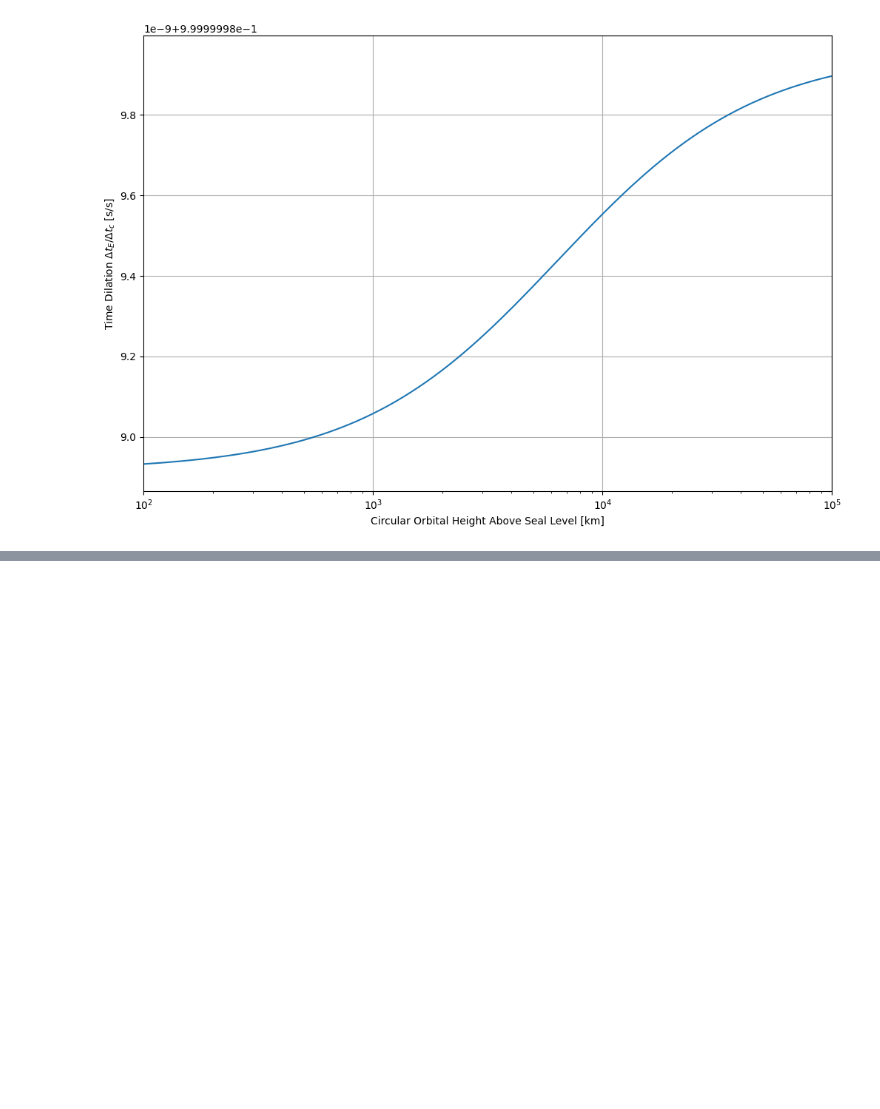
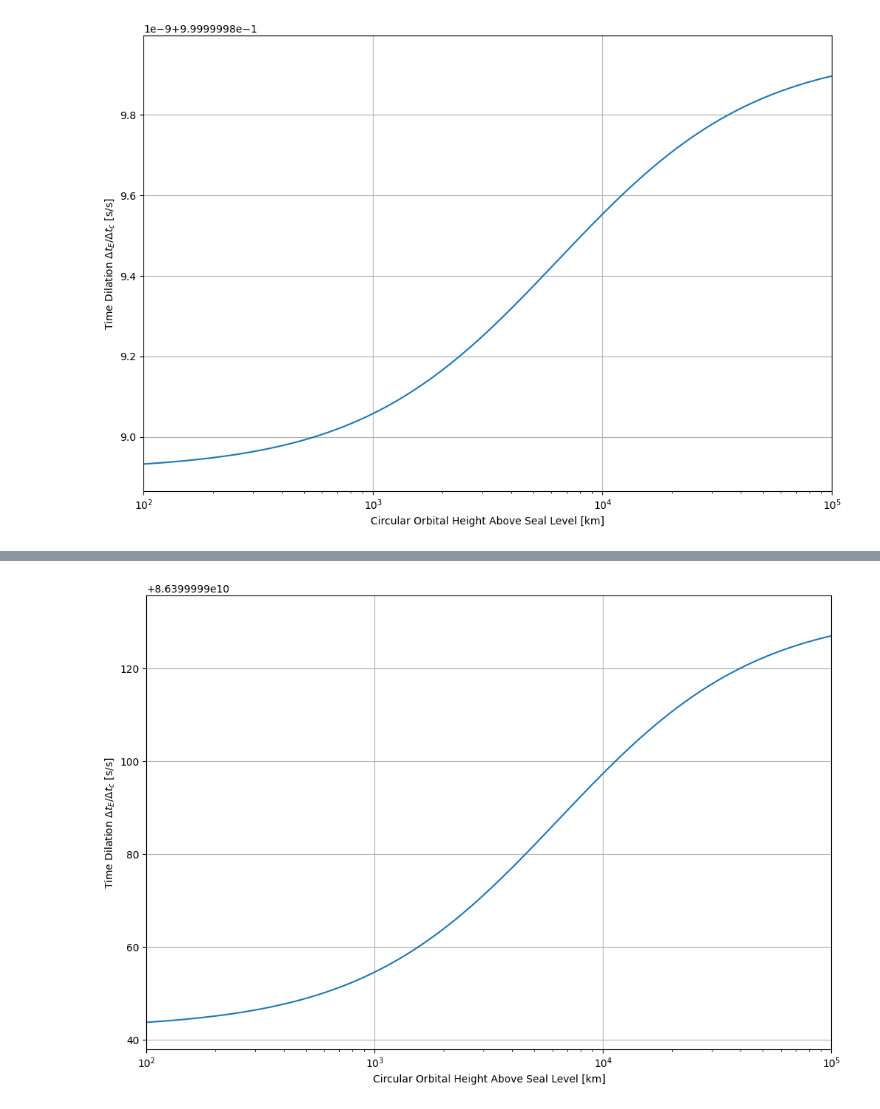
Before and after one commit to philiplinden/spacetime, a Jupyter notebook: learning/notebooks/time_dilation.ipynb, the cells around one changed output, grey strips where cells are left out. Saved outputs shown, nothing was run; the diff lists cells and outputs as text; code cells hidden in the pictures; blank space fills up the shorter version.

```diff
--- a/learning/notebooks/time_dilation.ipynb
+++ b/learning/notebooks/time_dilation.ipynb
@@ -348,3 +339,26 @@ def time_dilation(instant, potential_field):
+# %%
+from astropy.constants import c
+
+def beta_squared(v):
+    return np.power(v / c, 2)
+
+def schwartzschild(total_speed, escape_speed, radial_speed):
+    beta_sq = beta_squared(total_speed)
+    beta_e_sq = beta_squared(escape_speed)
+    beta_ll_sq = beta_squared(radial_speed)
+    return np.sqrt(
+        1 - (beta_sq + beta_e_sq + (
+                (beta_ll_sq * beta_e_sq) / (1 - beta_e_sq)
+            )
+        )
+    )
+
+def time_dilation(instant, potential_field):
+    U = potential_field.energy(instant)
+    escape_speed = np.sqrt(2 * -U)
+    total_speed = np.sqrt(instant.kinetic_energy() * 2) # per unit mass, since KE = 1/2 m v^2
+    radial_speed = instant.vel.d_x
+    return schwartzschild(total_speed, escape_speed, radial_speed)
 # %%
 total_dilation = [time_dilation(i,total_potential) for i in instants]
 xunits=u.km
@@ -361,3 +375,20 @@ ax.set_ylabel("Time Dilation $\Delta t_E / \Delta t_c$ [s/s]")
 The shape looks right, but the y-axis doesn't match our reference (the pink line below). We have to convert $s/s$ to $\mu s/day$.
 
 ![time dilation plot](./Time_Dilation_vs_Orbital_Height.png)
+# %%
+def to_us_per_day(dsec_per_sec):
+    sec_per_day = 86_400
+    us_per_sec = 1e6
+    return dsec_per_sec * sec_per_day * us_per_sec
+# %%
+converted_total_dilation = [to_us_per_day(time_dilation(i,total_potential)) for i in instants]
+xunits=u.km
+fig, ax = plt.subplots(figsize=(12,8))
+ax.plot(altitudes.to(xunits), converted_total_dilation)
+ax.grid()
+ax.set_xscale('log')
+ax.set_xlim([1e2, 1e5])
+ax.set_xlabel(f"Circular Orbital Height Above Seal Level [{xunits}]")
+ax.set_ylabel("Time Dilation $\Delta t_E / \Delta t_c$ [s/s]")
+# %% [output]
+[figure, added]
```
Also changed, not shown: parts of 7 cells of this notebook.
